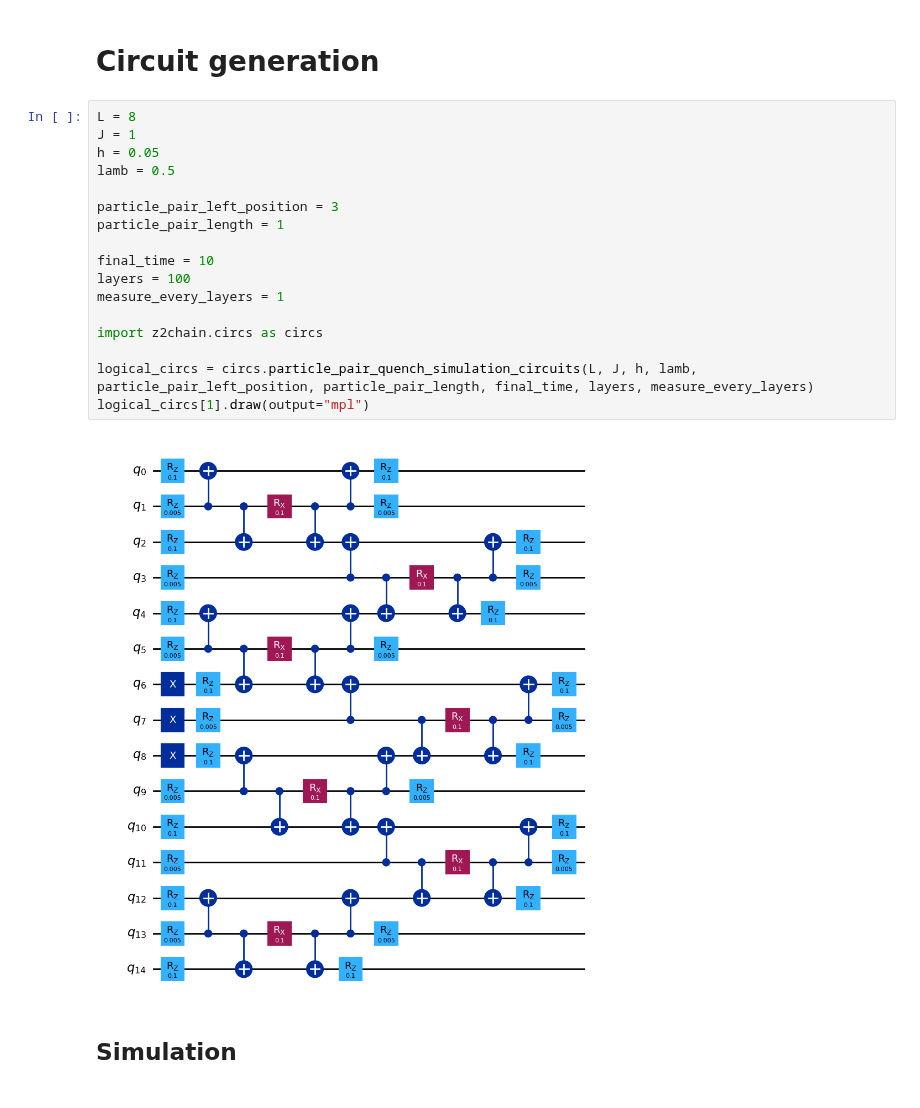
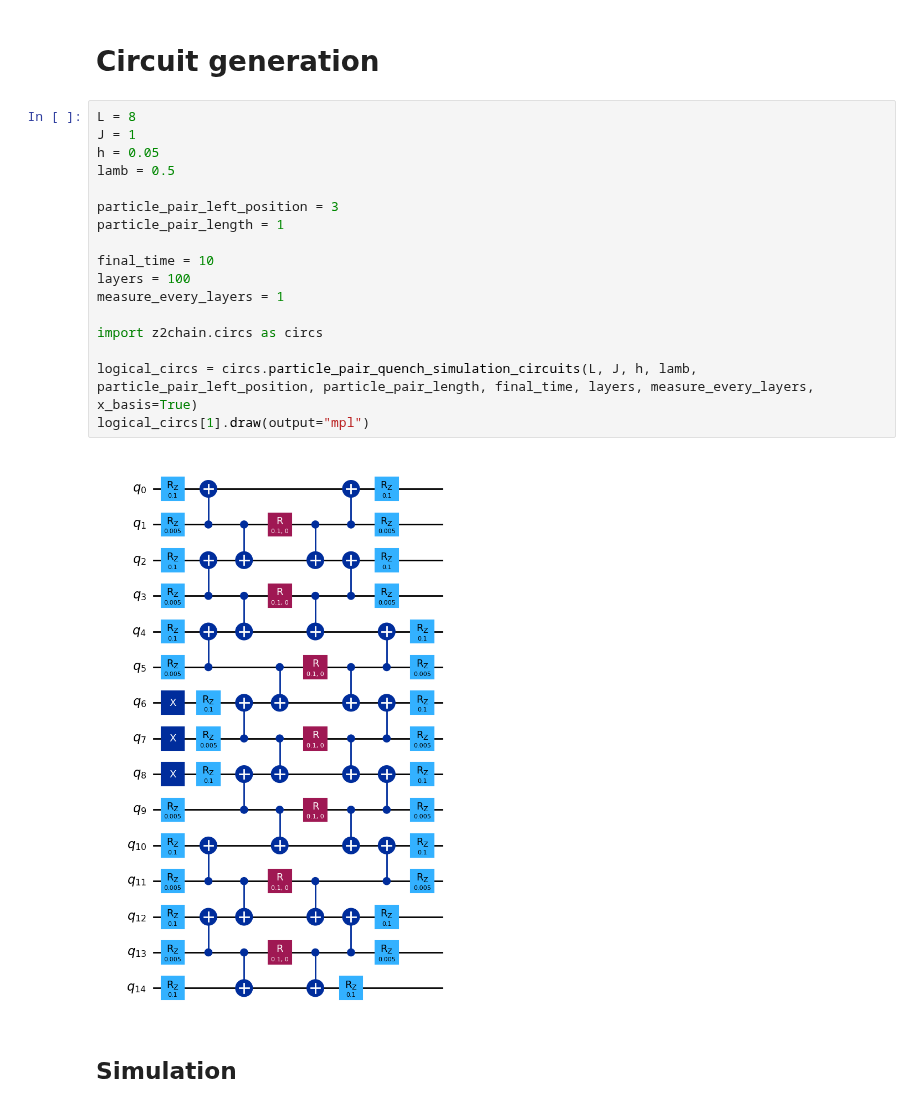
Before and after one commit to Fradm98/qs-qh, a Jupyter notebook: src/notebooks/Z2/z2_chain_qiskit_tn_comparison.ipynb, the cells around one changed output. Cells and saved outputs as stored; diff of their text form.

Commit message:
Shorter circuits results

```diff
--- a/src/notebooks/Z2/z2_chain_qiskit_tn_comparison.ipynb
+++ b/src/notebooks/Z2/z2_chain_qiskit_tn_comparison.ipynb
@@ -5,22 +5,22 @@
 # %%
 L = 8
 J = 1
 h = 0.05
 lamb = 0.5
 
 particle_pair_left_position = 3
 particle_pair_length = 1
 
 final_time = 10
 layers = 100
 measure_every_layers = 1
 
 import z2chain.circs as circs
 
-logical_circs = circs.particle_pair_quench_simulation_circuits(L, J, h, lamb, particle_pair_left_position, particle_pair_length, final_time, layers, measure_every_layers)
+logical_circs = circs.particle_pair_quench_simulation_circuits(L, J, h, lamb, particle_pair_left_position, particle_pair_length, final_time, layers, measure_every_layers, x_basis=True)
 logical_circs[1].draw(output="mpl")
 # %% [output]
-[figure, old version]
+[figure, new version]
 # %% [markdown]
 ## Simulation
 # %%
```
Also changed, not shown: parts of 3 cells of this notebook, 7 other files.
